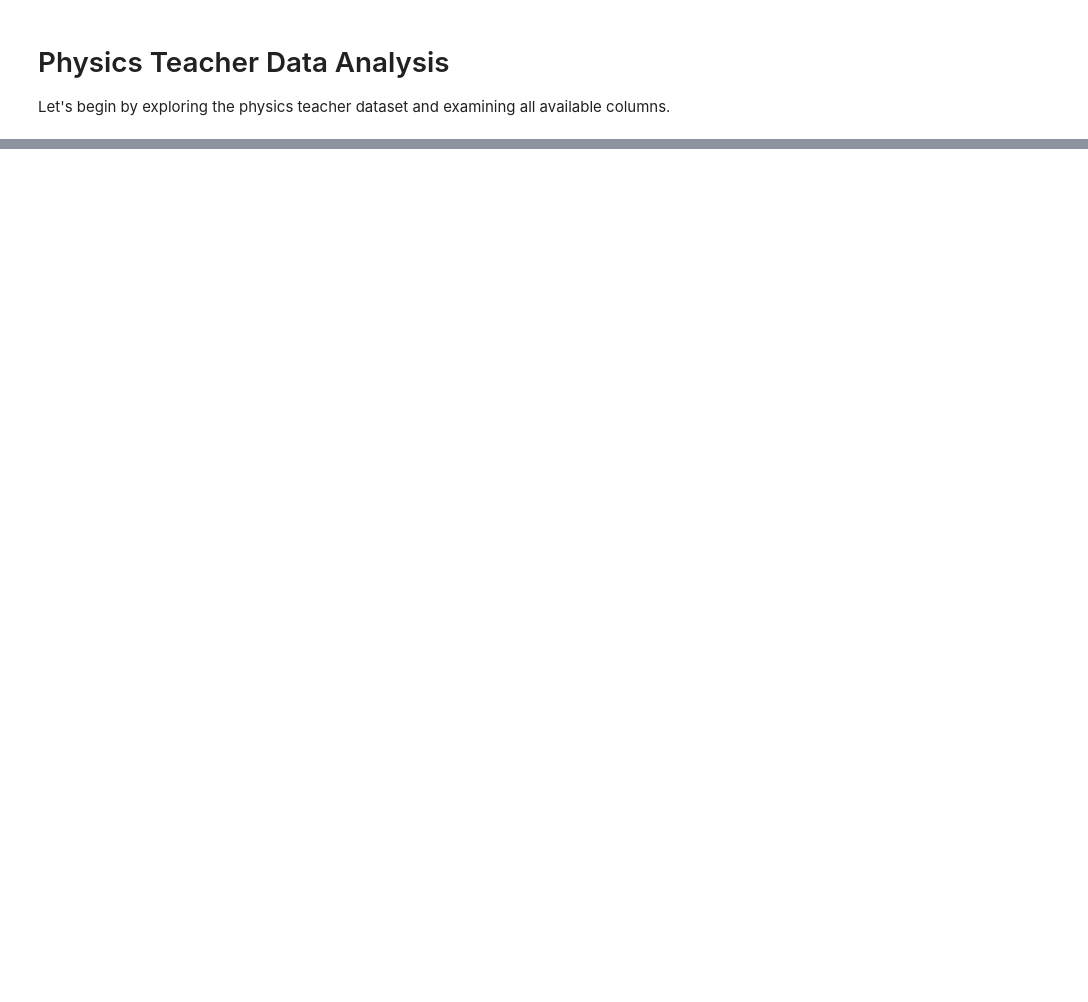
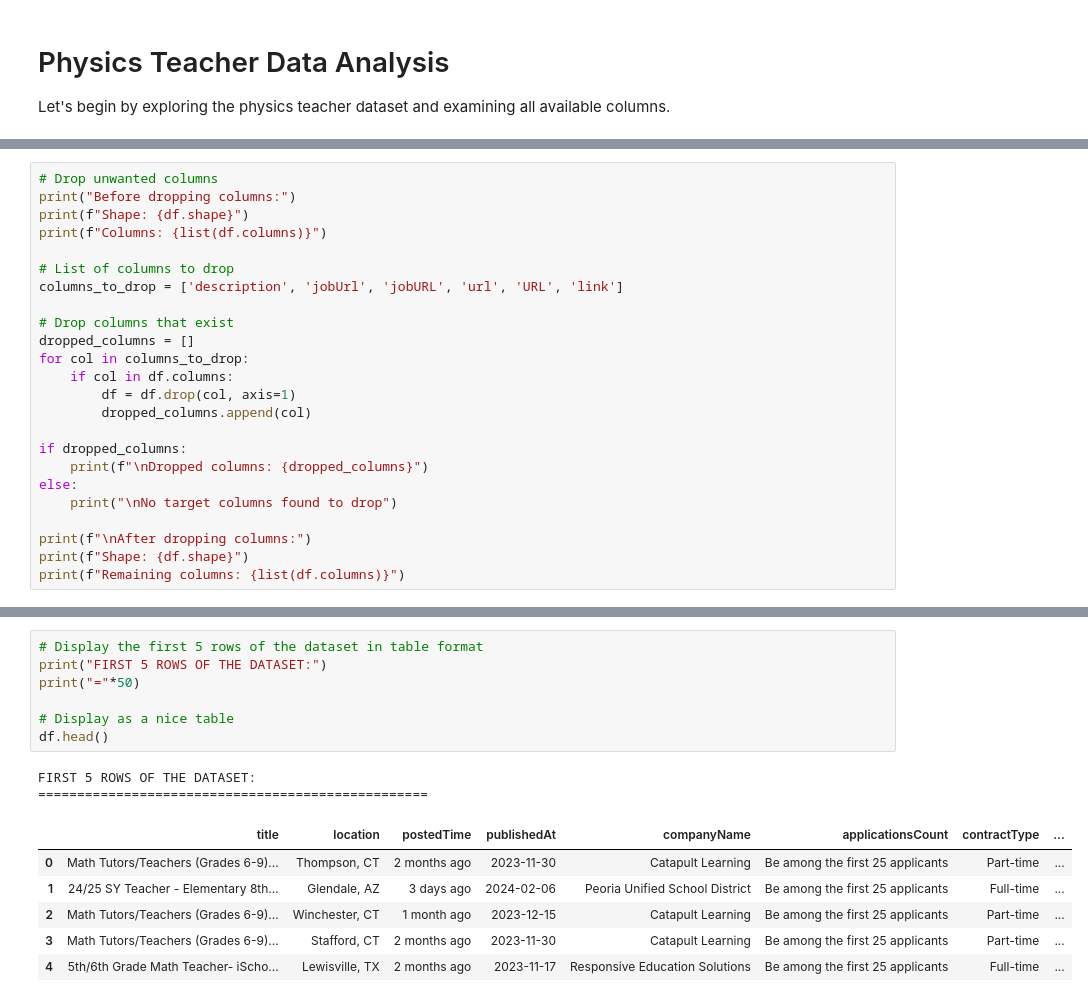
Before and after one commit to adebenedictis2020/adebenedictis2020.github.io, a Jupyter notebook: physics_data.ipynb, the cells around one changed output, grey strips where cells are left out. Saved outputs shown, nothing was run; the diff lists cells and outputs as text; blank space fills up the shorter version.

Commit message:
random math analysis to start

```diff
--- a/physics_data.ipynb
+++ b/physics_data.ipynb
@@ -40,0 +39,24 @@ except FileNotFoundError:
+# %%
+# Drop unwanted columns
+print("Before dropping columns:")
+print(f"Shape: {df.shape}")
+print(f"Columns: {list(df.columns)}")
+
+# List of columns to drop
+columns_to_drop = ['description', 'jobUrl', 'jobURL', 'url', 'URL', 'link']
+
+# Drop columns that exist
+dropped_columns = []
+for col in columns_to_drop:
+    if col in df.columns:
+        df = df.drop(col, axis=1)
+        dropped_columns.append(col)
+
+if dropped_columns:
+    print(f"\nDropped columns: {dropped_columns}")
+else:
+    print("\nNo target columns found to drop")
+
+print(f"\nAfter dropping columns:")
+print(f"Shape: {df.shape}")
+print(f"Remaining columns: {list(df.columns)}")
@@ -40,0 +73,16 @@ except FileNotFoundError:
+# %%
+# Display the first 5 rows of the dataset in table format
+print("FIRST 5 ROWS OF THE DATASET:")
+print("="*50)
+
+# Display as a nice table
+df.head()
+# %% [output]
+FIRST 5 ROWS OF THE DATASET:
+==================================================
+|  | title | location | postedTime | publishedAt | companyName | applicationsCount | contractType | ... |
+| 0 | Math Tutors/Teachers (Grades 6-9)... | Thompson, CT | 2 months ago | 2023-11-30 | Catapult Learning | Be among the first 25 applicants | Part-time | ... |
+| 1 | 24/25 SY Teacher - Elementary 8th... | Glendale, AZ | 3 days ago | 2024-02-06 | Peoria Unified School District | Be among the first 25 applicants | Full-time | ... |
+| 2 | Math Tutors/Teachers (Grades 6-9)... | Winchester, CT | 1 month ago | 2023-12-15 | Catapult Learning | Be among the first 25 applicants | Part-time | ... |
+| 3 | Math Tutors/Teachers (Grades 6-9)... | Stafford, CT | 2 months ago | 2023-11-30 | Catapult Learning | Be among the first 25 applicants | Part-time | ... |
+| 4 | 5th/6th Grade Math Teacher- iScho... | Lewisville, TX | 2 months ago | 2023-11-17 | Responsive Education Solutions | Be among the first 25 applicants | Full-time | ... |
```
Also changed, not shown: parts of 7 cells of this notebook, 3 other files.
